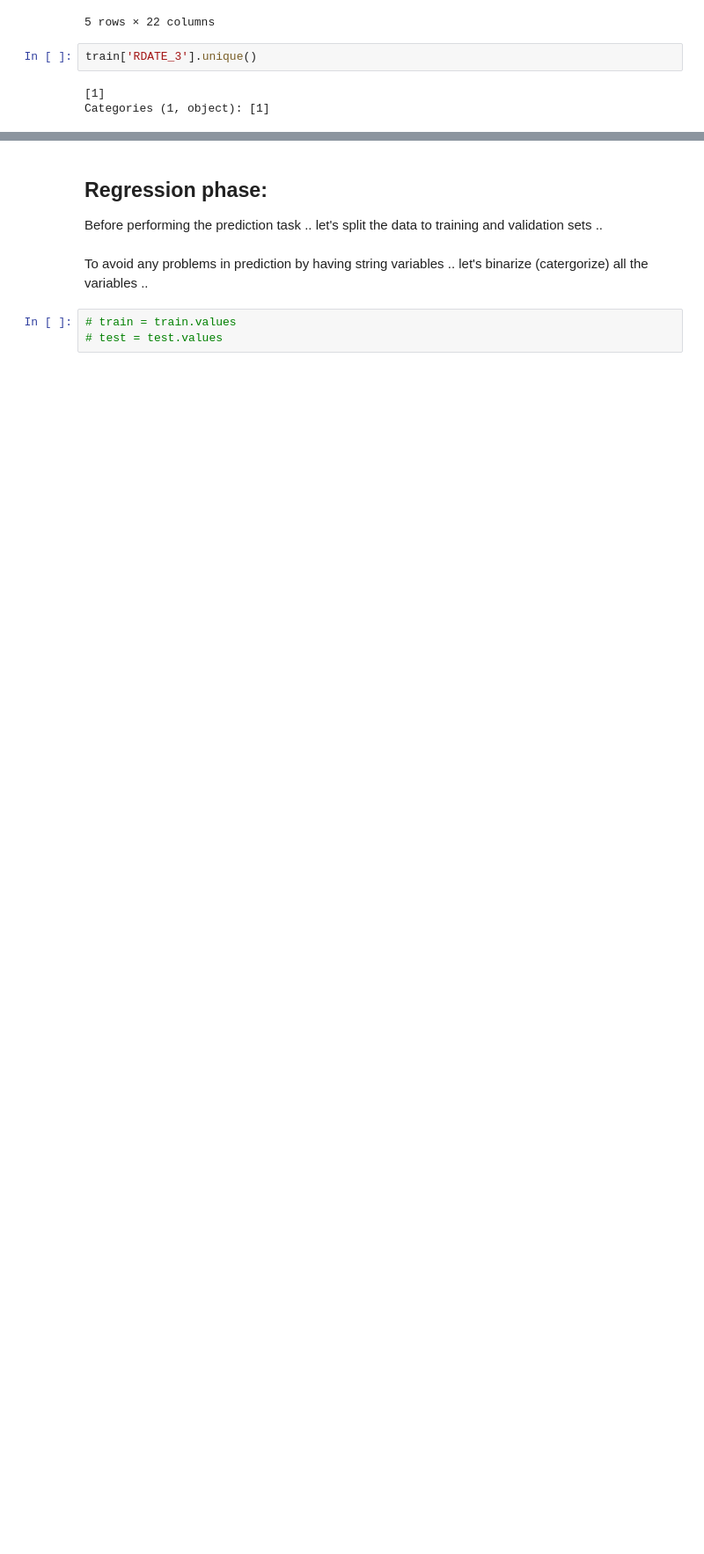
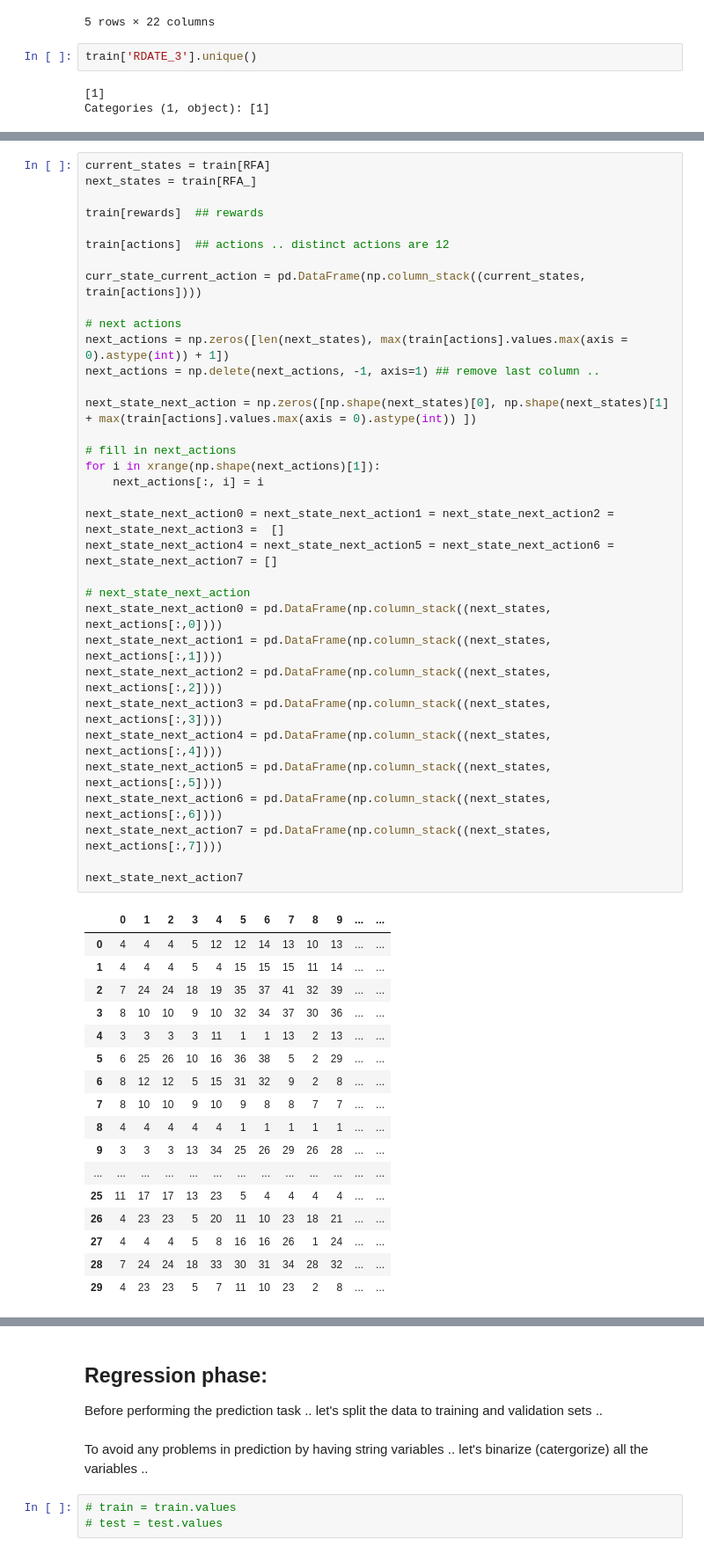
Before and after one commit to EAboelhamd/Myown_DeepLearning_Practice, a Jupyter notebook: PhD/DQN_rewards_KDD.ipynb, the cells around one changed output, grey strips where cells are left out. Shown at 88% size. Drawn from its saved outputs; the diff is of its cells as text; blank space fills up the shorter version.

```diff
--- a/PhD/DQN_rewards_KDD.ipynb
+++ b/PhD/DQN_rewards_KDD.ipynb
@@ -1246 +1248,53 @@ train[actions_date].head()
 5 rows × 23 columns
+# %%
+current_states = train[RFA]
+next_states = train[RFA_]
+
+train[rewards]  ## rewards
+
+train[actions]  ## actions .. distinct actions are 12
+
+curr_state_current_action = pd.DataFrame(np.column_stack((current_states, train[actions])))
+
+# next actions
+next_actions = np.zeros([len(next_states), max(train[actions].values.max(axis = 0).astype(int)) + 1])
+next_actions = np.delete(next_actions, -1, axis=1) ## remove last column ..
+
+next_state_next_action = np.zeros([np.shape(next_states)[0], np.shape(next_states)[1] + max(train[actions].values.max(axis = 0).astype(int)) ])
+
+# fill in next_actions
+for i in xrange(np.shape(next_actions)[1]):
+    next_actions[:, i] = i
+
+next_state_next_action0 = next_state_next_action1 = next_state_next_action2 = next_state_next_action3 =  []
+next_state_next_action4 = next_state_next_action5 = next_state_next_action6 = next_state_next_action7 = []
+
+# next_state_next_action
+next_state_next_action0 = pd.DataFrame(np.column_stack((next_states, next_actions[:,0])))
+next_state_next_action1 = pd.DataFrame(np.column_stack((next_states, next_actions[:,1])))
+next_state_next_action2 = pd.DataFrame(np.column_stack((next_states, next_actions[:,2])))
+next_state_next_action3 = pd.DataFrame(np.column_stack((next_states, next_actions[:,3])))
+next_state_next_action4 = pd.DataFrame(np.column_stack((next_states, next_actions[:,4])))
+next_state_next_action5 = pd.DataFrame(np.column_stack((next_states, next_actions[:,5])))
+next_state_next_action6 = pd.DataFrame(np.column_stack((next_states, next_actions[:,6])))
+next_state_next_action7 = pd.DataFrame(np.column_stack((next_states, next_actions[:,7])))
+
+next_state_next_action7
+# %% [output]
+|  | 0 | 1 | 2 | 3 | 4 | 5 | 6 | 7 | 8 | 9 | ... | ... |
+| 0 | 4 | 4 | 4 | 5 | 12 | 12 | 14 | 13 | 10 | 13 | ... | ... |
+| 1 | 4 | 4 | 4 | 5 | 4 | 15 | 15 | 15 | 11 | 14 | ... | ... |
+| 2 | 7 | 24 | 24 | 18 | 19 | 35 | 37 | 41 | 32 | 39 | ... | ... |
+| 3 | 8 | 10 | 10 | 9 | 10 | 32 | 34 | 37 | 30 | 36 | ... | ... |
+| 4 | 3 | 3 | 3 | 3 | 11 | 1 | 1 | 13 | 2 | 13 | ... | ... |
+| 5 | 6 | 25 | 26 | 10 | 16 | 36 | 38 | 5 | 2 | 29 | ... | ... |
+| 6 | 8 | 12 | 12 | 5 | 15 | 31 | 32 | 9 | 2 | 8 | ... | ... |
+| 7 | 8 | 10 | 10 | 9 | 10 | 9 | 8 | 8 | 7 | 7 | ... | ... |
+| 8 | 4 | 4 | 4 | 4 | 4 | 1 | 1 | 1 | 1 | 1 | ... | ... |
+| 9 | 3 | 3 | 3 | 13 | 34 | 25 | 26 | 29 | 26 | 28 | ... | ... |
+| ... | ... | ... | ... | ... | ... | ... | ... | ... | ... | ... | ... | ... |
+| 25 | 11 | 17 | 17 | 13 | 23 | 5 | 4 | 4 | 4 | 4 | ... | ... |
+| 26 | 4 | 23 | 23 | 5 | 20 | 11 | 10 | 23 | 18 | 21 | ... | ... |
+| 27 | 4 | 4 | 4 | 5 | 8 | 16 | 16 | 26 | 1 | 24 | ... | ... |
+| 28 | 7 | 24 | 24 | 18 | 33 | 30 | 31 | 34 | 28 | 32 | ... | ... |
+| 29 | 4 | 23 | 23 | 5 | 7 | 11 | 10 | 23 | 2 | 8 | ... | ... |
```
Also changed, not shown: parts of 23 cells of this notebook.
